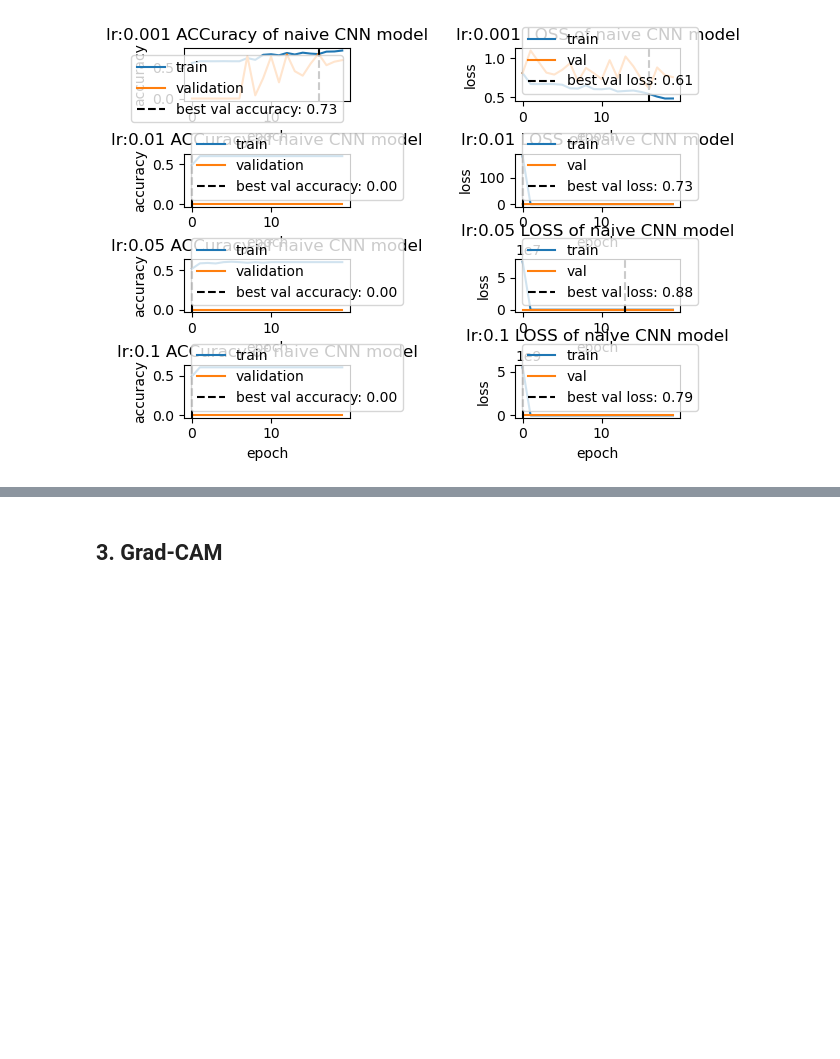
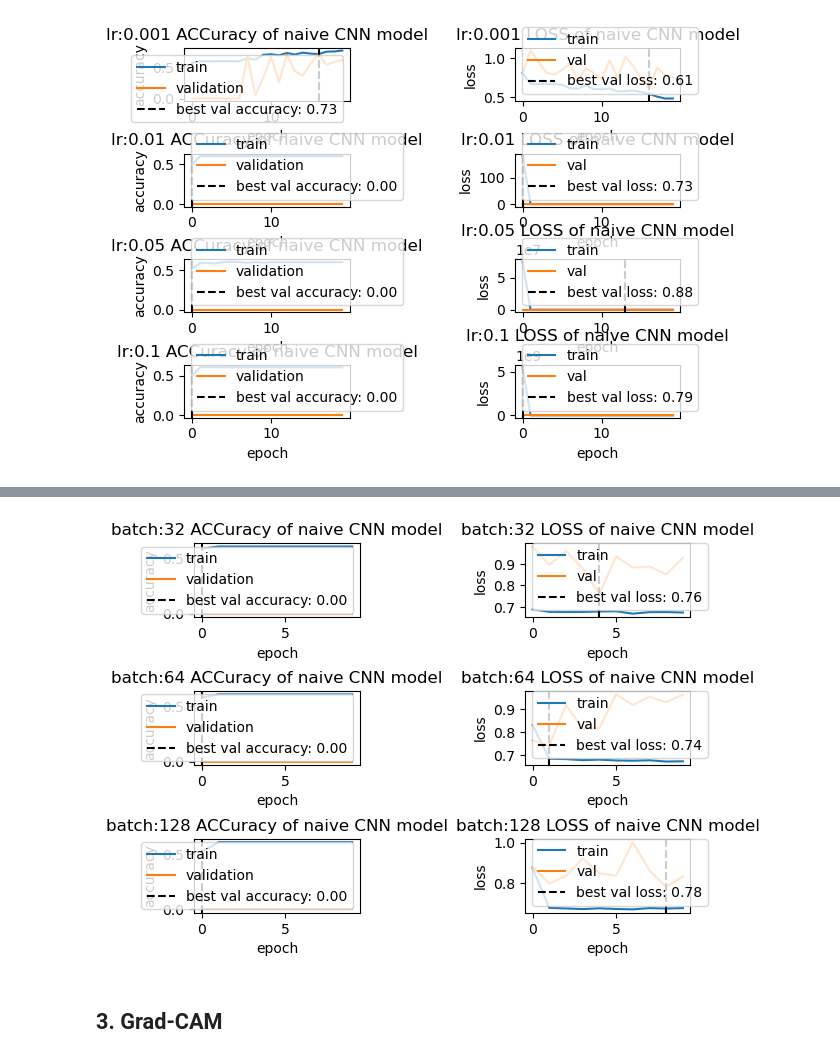
Before and after one commit to adcollin/COVID-detection-from-XRay, a Jupyter notebook: baseline_models.ipynb, the cells around one changed output, grey strips where cells are left out. Cells and saved outputs as stored; diff of their text form; code cells hidden in the pictures; blank space fills up the shorter version.

```diff
--- a/baseline_models.ipynb
+++ b/baseline_models.ipynb
@@ -151,15 +190,17 @@ for batch in batch_sizes:
 # %%
-fig, axs = plt.subplots(4, 2)
+fig, axs = plt.subplots(3, 2)
 axs = axs.flatten()
 for i, modl in enumerate(model_list_batch):
     plot_helper_accuracy(modl,
                          title=f'batch:{batch_sizes[i]} ACCuracy of naive CNN model',
                          ax=axs[i*2])
     plot_helper_loss(modl,
                      title=f'batch:{batch_sizes[i]} LOSS of naive CNN model',
                      ax=axs[i*2+1])
 plt.subplots_adjust(wspace=1, hspace=1)
 plt.show()
+# %% [output]
+[figure, added]
 # %%
 
 """
```
Also changed, not shown: parts of 2 cells of this notebook.
